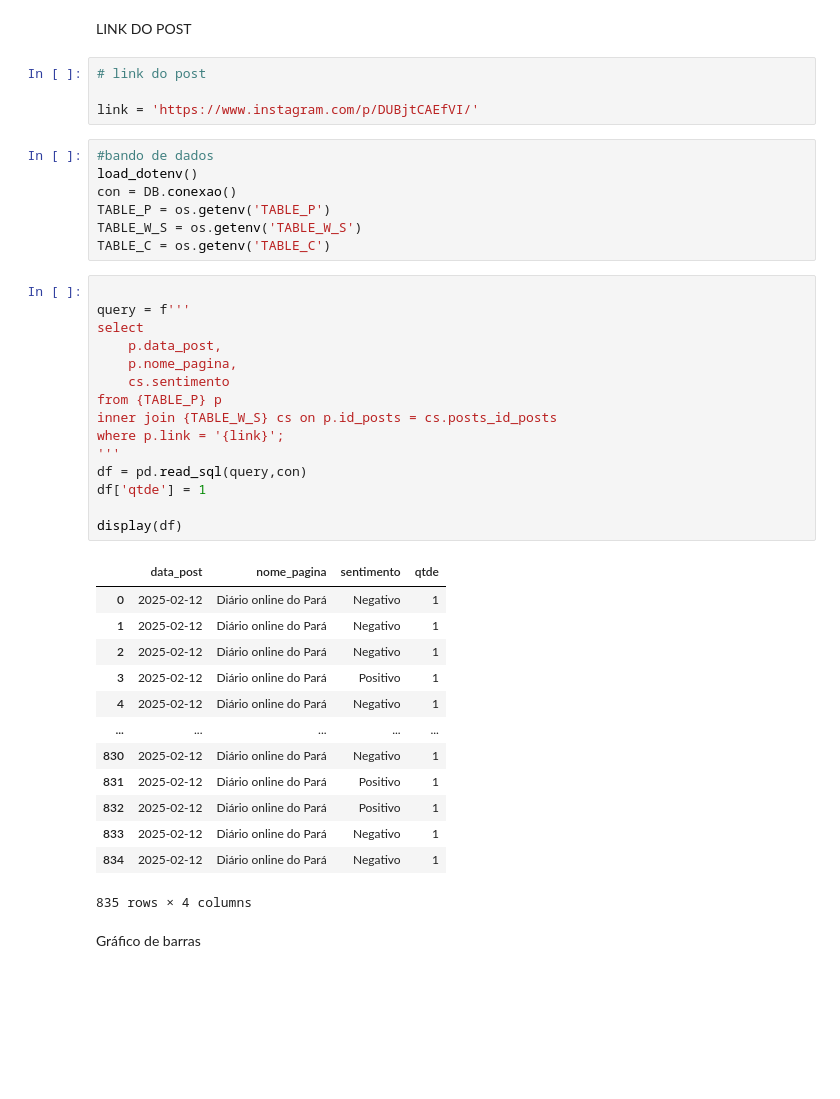
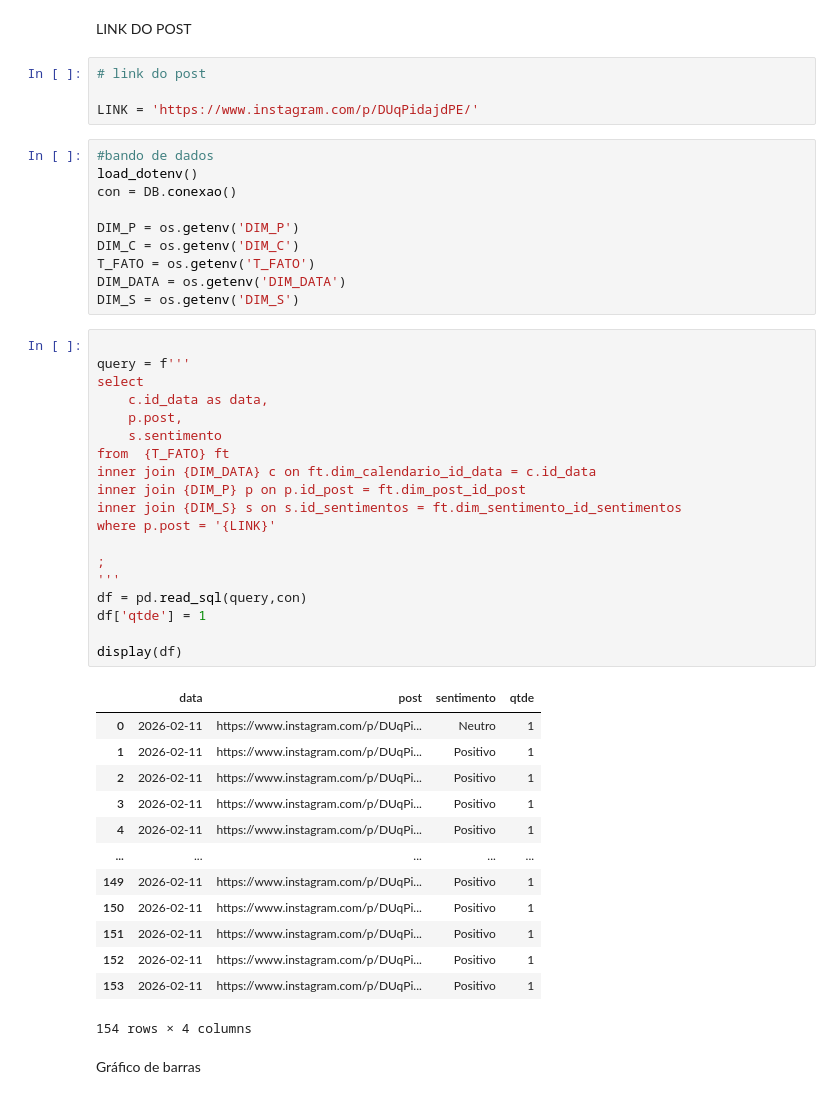
Before and after one commit to dadosliquidos/scrape-senti, a Jupyter notebook: BI.ipynb, the cells around one changed output. Cells and saved outputs as stored; diff of their text form; blank space fills up the shorter version.

```diff
--- a/BI.ipynb
+++ b/BI.ipynb
@@ -13,43 +13,50 @@ LINK DO POST
 # %%
 # link do post
 
-link = 'https://www.instagram.com/p/DUBjtCAEfVI/'
+LINK = 'https://www.instagram.com/p/DUqPidajdPE/'
 # %%
 #bando de dados
 load_dotenv()
 con = DB.conexao()
-TABLE_P = os.getenv('TABLE_P')
-TABLE_W_S = os.getenv('TABLE_W_S')
-TABLE_C = os.getenv('TABLE_C')
+
+DIM_P = os.getenv('DIM_P')
+DIM_C = os.getenv('DIM_C')
+T_FATO = os.getenv('T_FATO')
+DIM_DATA = os.getenv('DIM_DATA')
+DIM_S = os.getenv('DIM_S')
 # %%
 
 query = f'''
 select
-	p.data_post,
-    p.nome_pagina,
-    cs.sentimento
-from {TABLE_P} p
-inner join {TABLE_W_S} cs on p.id_posts = cs.posts_id_posts
-where p.link = '{link}';
+	c.id_data as data,
+    p.post,
+    s.sentimento
+from  {T_FATO} ft
+inner join {DIM_DATA} c on ft.dim_calendario_id_data = c.id_data
+inner join {DIM_P} p on p.id_post = ft.dim_post_id_post
+inner join {DIM_S} s on s.id_sentimentos = ft.dim_sentimento_id_sentimentos
+where p.post = '{LINK}'
+
+;
 '''
 df = pd.read_sql(query,con)
 df['qtde'] = 1
 
 display(df)
 # %% [output]
-|  | data_post | nome_pagina | sentimento | qtde |
-| 0 | 2025-02-12 | Diário online do Pará | Negativo | 1 |
-| 1 | 2025-02-12 | Diário online do Pará | Negativo | 1 |
-| 2 | 2025-02-12 | Diário online do Pará | Negativo | 1 |
-| 3 | 2025-02-12 | Diário online do Pará | Positivo | 1 |
-| 4 | 2025-02-12 | Diário online do Pará | Negativo | 1 |
+|  | data | post | sentimento | qtde |
+| 0 | 2026-02-11 | https://www.instagram.com/p/DUqPi... | Neutro | 1 |
+| 1 | 2026-02-11 | https://www.instagram.com/p/DUqPi... | Positivo | 1 |
+| 2 | 2026-02-11 | https://www.instagram.com/p/DUqPi... | Positivo | 1 |
+| 3 | 2026-02-11 | https://www.instagram.com/p/DUqPi... | Positivo | 1 |
+| 4 | 2026-02-11 | https://www.instagram.com/p/DUqPi... | Positivo | 1 |
 | ... | ... | ... | ... | ... |
-| 830 | 2025-02-12 | Diário online do Pará | Negativo | 1 |
-| 831 | 2025-02-12 | Diário online do Pará | Positivo | 1 |
-| 832 | 2025-02-12 | Diário online do Pará | Positivo | 1 |
-| 833 | 2025-02-12 | Diário online do Pará | Negativo | 1 |
-| 834 | 2025-02-12 | Diário online do Pará | Negativo | 1 |
+| 149 | 2026-02-11 | https://www.instagram.com/p/DUqPi... | Positivo | 1 |
+| 150 | 2026-02-11 | https://www.instagram.com/p/DUqPi... | Positivo | 1 |
+| 151 | 2026-02-11 | https://www.instagram.com/p/DUqPi... | Positivo | 1 |
+| 152 | 2026-02-11 | https://www.instagram.com/p/DUqPi... | Positivo | 1 |
+| 153 | 2026-02-11 | https://www.instagram.com/p/DUqPi... | Positivo | 1 |
-835 rows × 4 columns
+154 rows × 4 columns
 # %% [markdown]
 Gráfico de barras
 # %%
```
Also changed, not shown: parts of 3 cells of this notebook, 5 other files.
